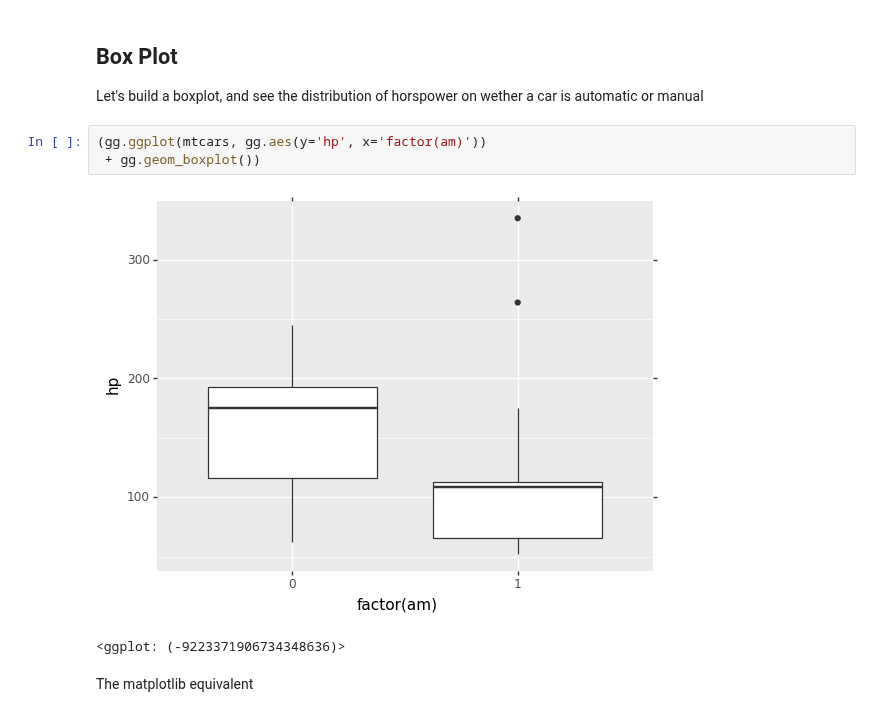
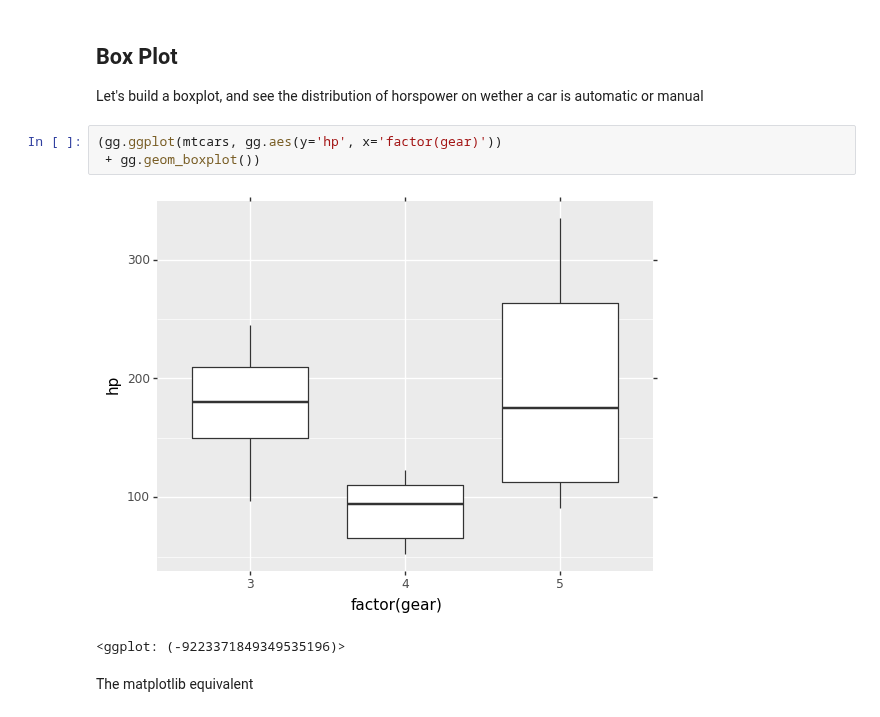
Before and after one commit to CLEpy/CLEpy-MotM, a Jupyter notebook: Plotnine/Plotnine.ipynb, the cells around one changed output. Cells and saved outputs as stored; diff of their text form.

```diff
--- a/Plotnine/Plotnine.ipynb
+++ b/Plotnine/Plotnine.ipynb
@@ -53,11 +55,11 @@ plt.show()
 
 Let's build a boxplot, and see the distribution of horspower on wether a car is automatic or manual
 # %%
-(gg.ggplot(mtcars, gg.aes(y='hp', x='factor(am)'))
+(gg.ggplot(mtcars, gg.aes(y='hp', x='factor(gear)'))
  + gg.geom_boxplot())
 # %% [output]
-[figure, old version]
+[figure, new version]
-<ggplot: (-9223371906734348636)>
+<ggplot: (-9223371849349535196)>
 # %% [markdown]
 The matplotlib equivalent
 # %%
```
Also changed, not shown: parts of 2 cells of this notebook.
